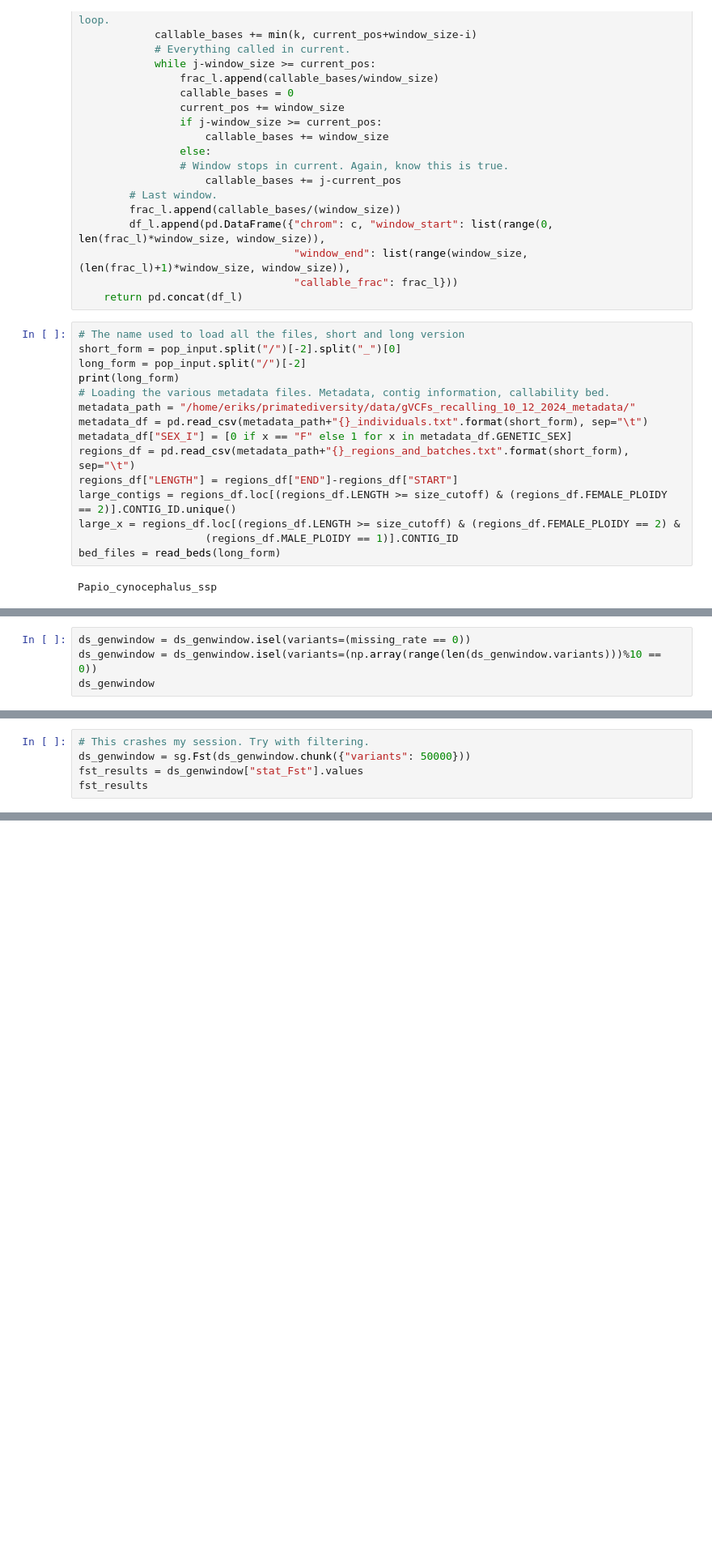
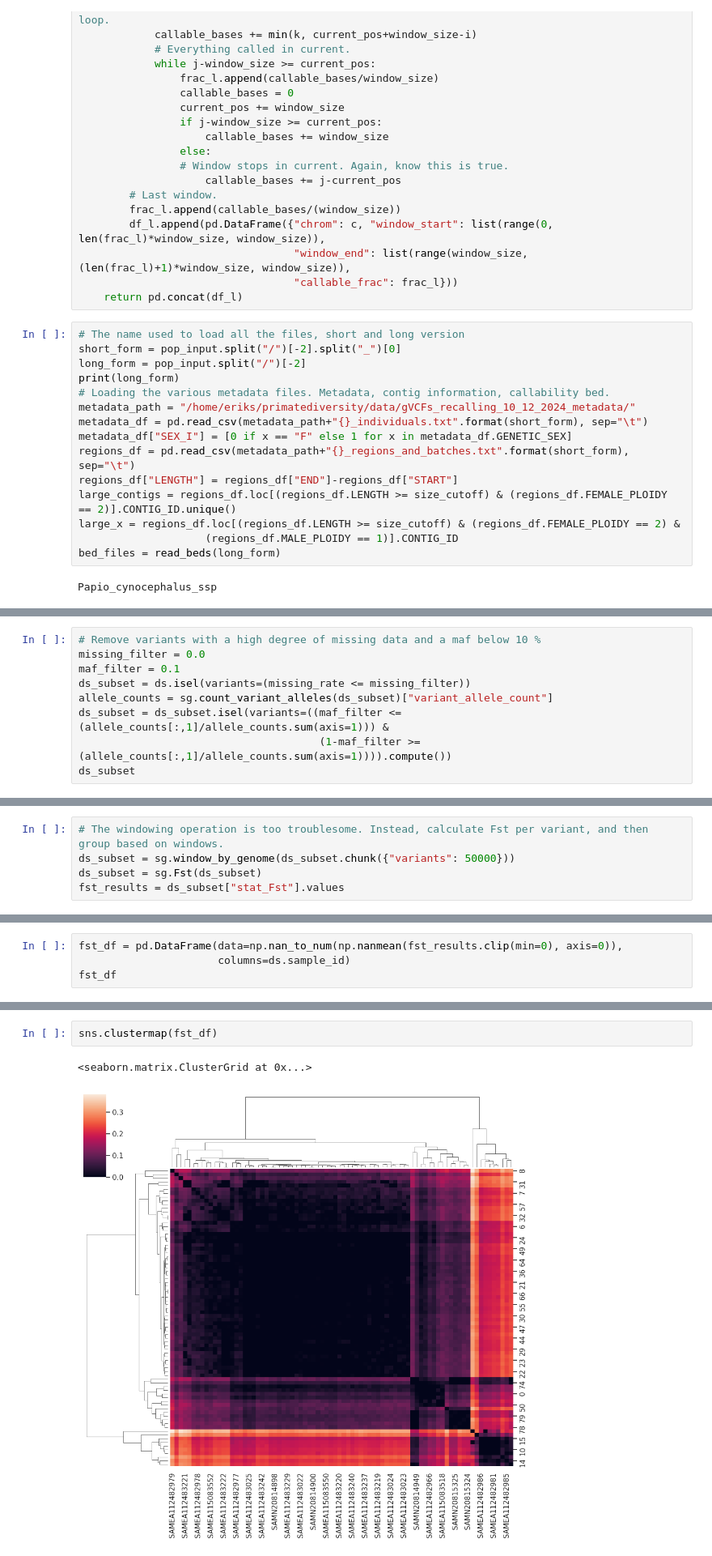
Before and after one commit to erikfogh/selection_primates, a Jupyter notebook: notebooks/standard04_fst_and_het.ipynb, the cells around one changed output, grey strips where cells are left out. Shown at 81% size. Drawn from its saved outputs; the diff is of its cells as text; blank space fills up the shorter version.

```diff
--- a/notebooks/standard04_fst_and_het.ipynb
+++ b/notebooks/standard04_fst_and_het.ipynb
@@ -104,5 +281,10 @@ sns.histplot(missing_rate)
 # %%
-ds_genwindow = ds_genwindow.isel(variants=(missing_rate == 0))
-ds_genwindow = ds_genwindow.isel(variants=(np.array(range(len(ds_genwindow.variants)))%10 == 0))
-ds_genwindow
+# Remove variants with a high degree of missing data and a maf below 10 %
+missing_filter = 0.0
+maf_filter = 0.1
+ds_subset = ds.isel(variants=(missing_rate <= missing_filter))
+allele_counts = sg.count_variant_alleles(ds_subset)["variant_allele_count"]
+ds_subset = ds_subset.isel(variants=((maf_filter <= (allele_counts[:,1]/allele_counts.sum(axis=1))) &
+                                      (1-maf_filter >= (allele_counts[:,1]/allele_counts.sum(axis=1)))).compute())
+ds_subset
 # %% [output]
@@ -128,5 +312,5 @@ ds_genwindow = sg.window_by_genome(ds_genwindow)
 # %%
-# This crashes my session. Try with filtering.
-ds_genwindow = sg.Fst(ds_genwindow.chunk({"variants": 50000}))
-fst_results = ds_genwindow["stat_Fst"].values
-fst_results
+# The windowing operation is too troublesome. Instead, calculate Fst per variant, and then group based on windows.
+ds_subset = sg.window_by_genome(ds_subset.chunk({"variants": 50000}))
+ds_subset = sg.Fst(ds_subset)
+fst_results = ds_subset["stat_Fst"].values
@@ -134,0 +341,4 @@ fst_results
+# %%
+fst_df = pd.DataFrame(data=np.nan_to_num(np.nanmean(fst_results.clip(min=0), axis=0)),
+                      columns=ds.sample_id)
+fst_df
@@ -134,0 +359,5 @@ fst_results
+# %%
+sns.clustermap(fst_df)
+# %% [output]
+<seaborn.matrix.ClusterGrid at 0x...>
+[figure, added]
```
Also changed, not shown: parts of 39 cells of this notebook, 9 other files.
